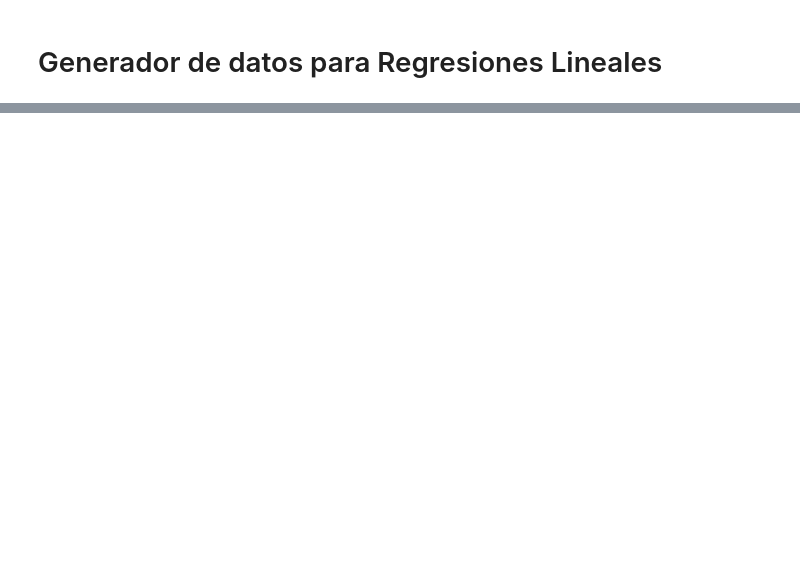
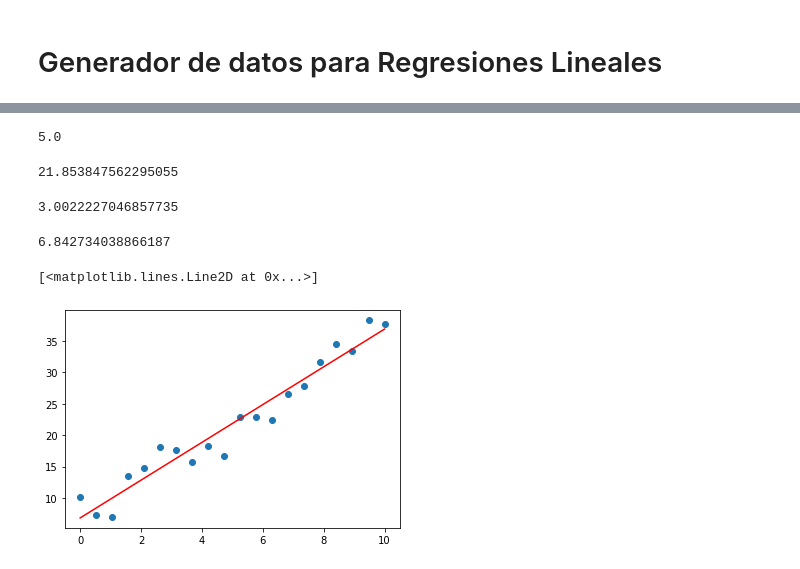
Before and after one commit to dragonnomada/machine-learning-ipn, a Jupyter notebook: demo/Lineal Regression Generator.ipynb, the cells around one changed output, grey strips where cells are left out. Drawn from its saved outputs; the diff is of its cells as text; code cells hidden in the pictures; blank space fills up the shorter version.

```diff
--- a/demo/Lineal Regression Generator.ipynb
+++ b/demo/Lineal Regression Generator.ipynb
@@ -28,3 +28,36 @@ data = pd.DataFrame({
 })
 
 data.to_csv("datasets/lineal_regresion.csv", index=False)
+# %%
+x_ = sum(data["x"]) / len(data)
+
+x_
+# %% [output]
+5.0
+# %%
+y_ = sum(data["y"]) / len(data)
+
+y_
+# %% [output]
+21.853847562295055
+# %%
+m_test = sum([(data["x"].iloc[i] - x_) * (data["y"].iloc[i] - y_) for i in range(len(data))]) /\
+    sum([(data["x"].iloc[i] - x_) ** 2 for i in range(len(data))])
+
+m_test
+# %% [output]
+3.0022227046857735
+# %%
+a_test = y_ - m_test * x_
+
+a_test
+# %% [output]
+6.842734038866187
+# %%
+y_test = m_test * x + a_test
+
+plt.scatter(x, y)
+plt.plot(x, y_test, "red")
+# %% [output]
+[<matplotlib.lines.Line2D at 0x...>]
+[figure, added]
```
Also changed, not shown: parts of 1 cell of this notebook, 52 other files.
